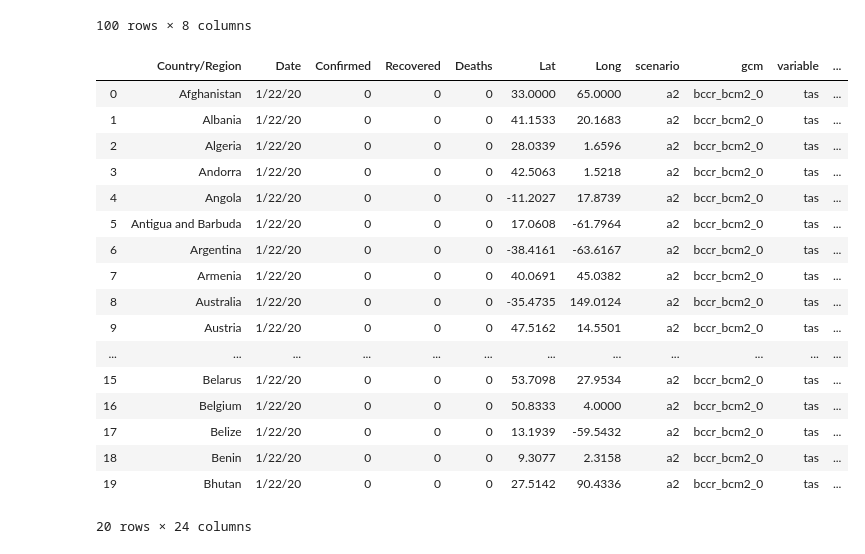
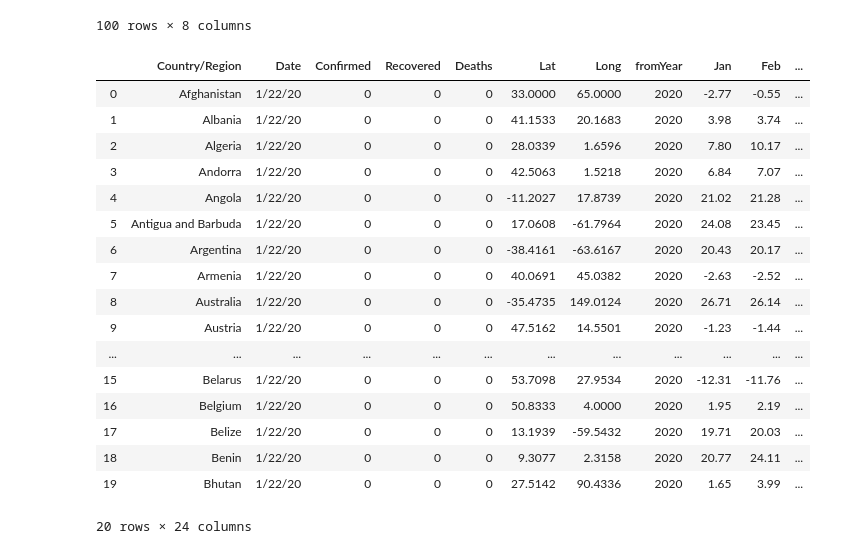
Before and after one commit to NTTshuma/DATA-SCIENCE-PROJECTS, a Jupyter notebook: covid_data (1).ipynb, the cells around one changed output. Drawn from its saved outputs; the diff is of its cells as text; code cells hidden in the pictures.

```diff
--- a/covid_data (1).ipynb
+++ b/covid_data (1).ipynb
@@ -268,8 +269,13 @@ monthDict = {0:'Jan',1:'Feb',2:'Mar',3:'Apr',4:'May',5:'June',6:'July',
              7:'Aug',8:'Sep',9:'Oct',10:'Nov',11:'Dec'}
 
 
+
+
 full_weather_df = full_weather_df.rename(columns=monthDict)
 
+monthList = [v for k,v in monthDict.items()]
+
+full_weather_df[monthList] = full_weather_df[monthList].round(2)
 
 
 
@@ -316,48 +322,55 @@ replaceDict = {'Bolivia':'Bolivia (Plurinational State of)',
                'Congo (Kinshasa)':'Democratic Republic of the Congo',
         "Cote d'Ivoire":'Côte d’Ivoire',
         'Holy See':'Italy',
         'Iran':'Iran (Islamic Republic of)',
         'West Bank and Gaza':'Israel',
         'Kosovo' :'Serbia',
         'Korea, South':'Republic of Korea',
         'Russia':'Russian Federation',
         'US':'United States of America',
         'Tanzania':'United Republic of Tanzania',
         'Taiwan*' :'China',
         'United Kingdom':'United Kingdom of Great Britain and Northern Ireland',
         'Venezuela':'Venezuela (Bolivarian Republic of)',
         'Vietnam':'Viet Nam',
 
         'Laos':"Lao People's Democratic Republic",
         'Moldova':'Republic of Moldova',
         'MS Zaandam':'Netherlands',
         'South Sudan':'Sudan',
         'Syria':'Syrian Arab Republic',
         'Diamond Princess':'United Kingdom of Great Britain and Northern Ireland'}
 
 
 
 full_df3['weatherRegion'] = full_df3['weatherRegion'].replace(replaceDict)
 full_df = full_df3.merge(full_weather_df, how='left', on=['weatherRegion'])
 del full_df['weatherRegion']
 
+
+full_df.drop(columns = ['scenario', 'gcm', 'variable','toYear'],axis = 1,inplace = True)
+
+
+full_weather_df['Jan_Mar_avg','July_Sep_avg'] = (full_weather_df[['Jan', 'Feb','Mar','July','Aug','Sep']].sum(axis=1) / 3).round(2)
+
+
 full_df.head(20)
 # %% [output]
-|  | Country/Region | Date | Confirmed | Recovered | Deaths | Lat | Long | scenario | gcm | variable | ... |
-| 0 | Afghanistan | 1/22/20 | 0 | 0 | 0 | 33.0000 | 65.0000 | a2 | bccr_bcm2_0 | tas | ... |
-| 1 | Albania | 1/22/20 | 0 | 0 | 0 | 41.1533 | 20.1683 | a2 | bccr_bcm2_0 | tas | ... |
-| 2 | Algeria | 1/22/20 | 0 | 0 | 0 | 28.0339 | 1.6596 | a2 | bccr_bcm2_0 | tas | ... |
-| 3 | Andorra | 1/22/20 | 0 | 0 | 0 | 42.5063 | 1.5218 | a2 | bccr_bcm2_0 | tas | ... |
-| 4 | Angola | 1/22/20 | 0 | 0 | 0 | -11.2027 | 17.8739 | a2 | bccr_bcm2_0 | tas | ... |
-| 5 | Antigua and Barbuda | 1/22/20 | 0 | 0 | 0 | 17.0608 | -61.7964 | a2 | bccr_bcm2_0 | tas | ... |
-| 6 | Argentina | 1/22/20 | 0 | 0 | 0 | -38.4161 | -63.6167 | a2 | bccr_bcm2_0 | tas | ... |
-| 7 | Armenia | 1/22/20 | 0 | 0 | 0 | 40.0691 | 45.0382 | a2 | bccr_bcm2_0 | tas | ... |
-| 8 | Australia | 1/22/20 | 0 | 0 | 0 | -35.4735 | 149.0124 | a2 | bccr_bcm2_0 | tas | ... |
-| 9 | Austria | 1/22/20 | 0 | 0 | 0 | 47.5162 | 14.5501 | a2 | bccr_bcm2_0 | tas | ... |
+|  | Country/Region | Date | Confirmed | Recovered | Deaths | Lat | Long | fromYear | Jan | Feb | ... |
+| 0 | Afghanistan | 1/22/20 | 0 | 0 | 0 | 33.0000 | 65.0000 | 2020 | -2.77 | -0.55 | ... |
+| 1 | Albania | 1/22/20 | 0 | 0 | 0 | 41.1533 | 20.1683 | 2020 | 3.98 | 3.74 | ... |
+| 2 | Algeria | 1/22/20 | 0 | 0 | 0 | 28.0339 | 1.6596 | 2020 | 7.80 | 10.17 | ... |
+| 3 | Andorra | 1/22/20 | 0 | 0 | 0 | 42.5063 | 1.5218 | 2020 | 6.84 | 7.07 | ... |
+| 4 | Angola | 1/22/20 | 0 | 0 | 0 | -11.2027 | 17.8739 | 2020 | 21.02 | 21.28 | ... |
+| 5 | Antigua and Barbuda | 1/22/20 | 0 | 0 | 0 | 17.0608 | -61.7964 | 2020 | 24.08 | 23.45 | ... |
+| 6 | Argentina | 1/22/20 | 0 | 0 | 0 | -38.4161 | -63.6167 | 2020 | 20.43 | 20.17 | ... |
+| 7 | Armenia | 1/22/20 | 0 | 0 | 0 | 40.0691 | 45.0382 | 2020 | -2.63 | -2.52 | ... |
+| 8 | Australia | 1/22/20 | 0 | 0 | 0 | -35.4735 | 149.0124 | 2020 | 26.71 | 26.14 | ... |
+| 9 | Austria | 1/22/20 | 0 | 0 | 0 | 47.5162 | 14.5501 | 2020 | -1.23 | -1.44 | ... |
 | ... | ... | ... | ... | ... | ... | ... | ... | ... | ... | ... | ... |
-| 15 | Belarus | 1/22/20 | 0 | 0 | 0 | 53.7098 | 27.9534 | a2 | bccr_bcm2_0 | tas | ... |
-| 16 | Belgium | 1/22/20 | 0 | 0 | 0 | 50.8333 | 4.0000 | a2 | bccr_bcm2_0 | tas | ... |
-| 17 | Belize | 1/22/20 | 0 | 0 | 0 | 13.1939 | -59.5432 | a2 | bccr_bcm2_0 | tas | ... |
-| 18 | Benin | 1/22/20 | 0 | 0 | 0 | 9.3077 | 2.3158 | a2 | bccr_bcm2_0 | tas | ... |
-| 19 | Bhutan | 1/22/20 | 0 | 0 | 0 | 27.5142 | 90.4336 | a2 | bccr_bcm2_0 | tas | ... |
+| 15 | Belarus | 1/22/20 | 0 | 0 | 0 | 53.7098 | 27.9534 | 2020 | -12.31 | -11.76 | ... |
+| 16 | Belgium | 1/22/20 | 0 | 0 | 0 | 50.8333 | 4.0000 | 2020 | 1.95 | 2.19 | ... |
+| 17 | Belize | 1/22/20 | 0 | 0 | 0 | 13.1939 | -59.5432 | 2020 | 19.71 | 20.03 | ... |
+| 18 | Benin | 1/22/20 | 0 | 0 | 0 | 9.3077 | 2.3158 | 2020 | 20.77 | 24.11 | ... |
+| 19 | Bhutan | 1/22/20 | 0 | 0 | 0 | 27.5142 | 90.4336 | 2020 | 1.65 | 3.99 | ... |
 20 rows × 24 columns
```
Also changed, not shown: parts of 6 cells of this notebook.
